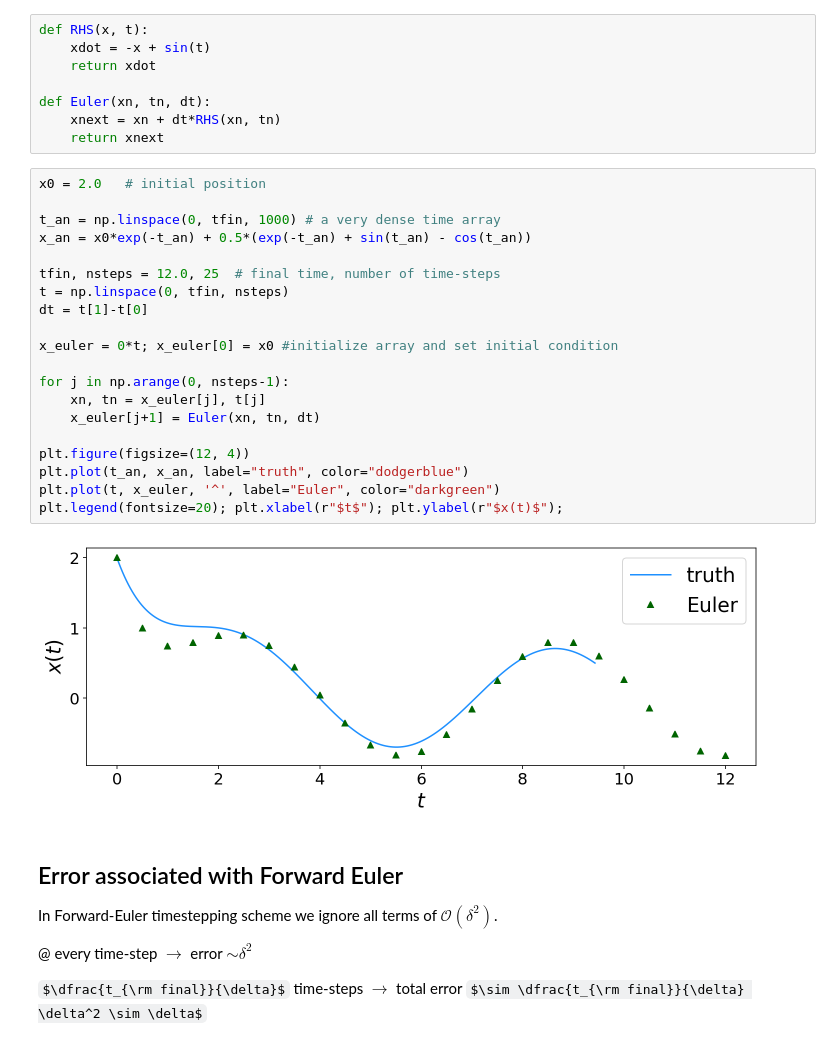
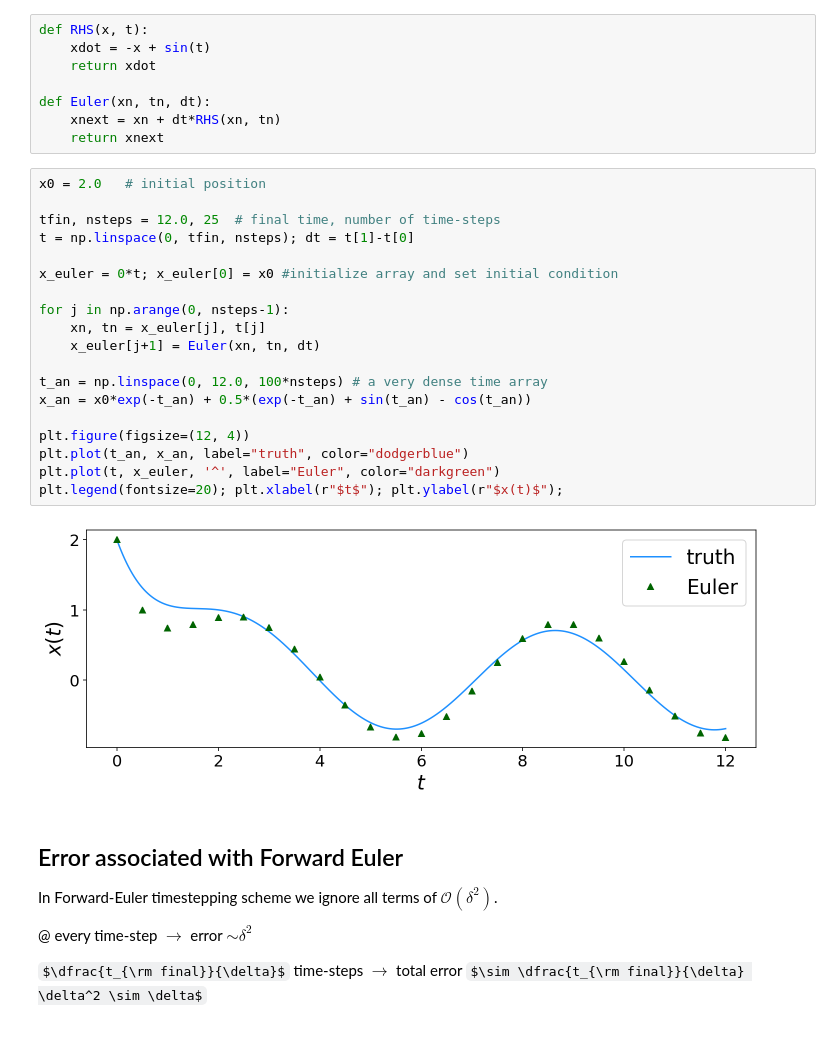
Before and after one commit to ClimateFluidPhysics-ANU/DynamicalSystems-BifurcationTheory, a Jupyter notebook: workshops/Workshop-1.ipynb, the cells around one changed output. Saved outputs shown, nothing was run; the diff lists cells and outputs as text; some formulas as TeX source.

```diff
--- a/workshops/Workshop-1.ipynb
+++ b/workshops/Workshop-1.ipynb
@@ -147,25 +147,24 @@ def Euler(xn, tn, dt):
 # %%
 x0 = 2.0   # initial position
 
-t_an = np.linspace(0, tfin, 1000) # a very dense time array
-x_an = x0*exp(-t_an) + 0.5*(exp(-t_an) + sin(t_an) - cos(t_an))
-
 tfin, nsteps = 12.0, 25  # final time, number of time-steps
-t = np.linspace(0, tfin, nsteps)
-dt = t[1]-t[0]
+t = np.linspace(0, tfin, nsteps); dt = t[1]-t[0]
 
 x_euler = 0*t; x_euler[0] = x0 #initialize array and set initial condition
 
 for j in np.arange(0, nsteps-1):
     xn, tn = x_euler[j], t[j]
     x_euler[j+1] = Euler(xn, tn, dt)
 
+t_an = np.linspace(0, 12.0, 100*nsteps) # a very dense time array
+x_an = x0*exp(-t_an) + 0.5*(exp(-t_an) + sin(t_an) - cos(t_an))
+
 plt.figure(figsize=(12, 4))
 plt.plot(t_an, x_an, label="truth", color="dodgerblue")
 plt.plot(t, x_euler, '^', label="Euler", color="darkgreen")
 plt.legend(fontsize=20); plt.xlabel(r"$t$"); plt.ylabel(r"$x(t)$");
 # %% [output]
-[figure, old version]
+[figure, new version]
 # %% [markdown]
 ## Error associated with Forward Euler
 
```
Also changed, not shown: parts of 4 cells of this notebook.
